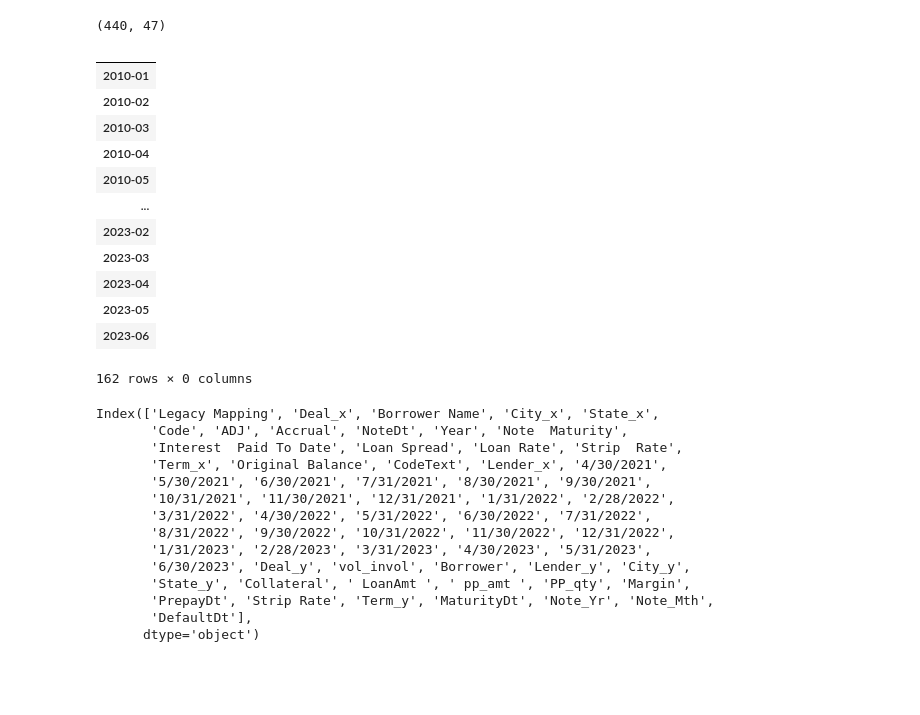
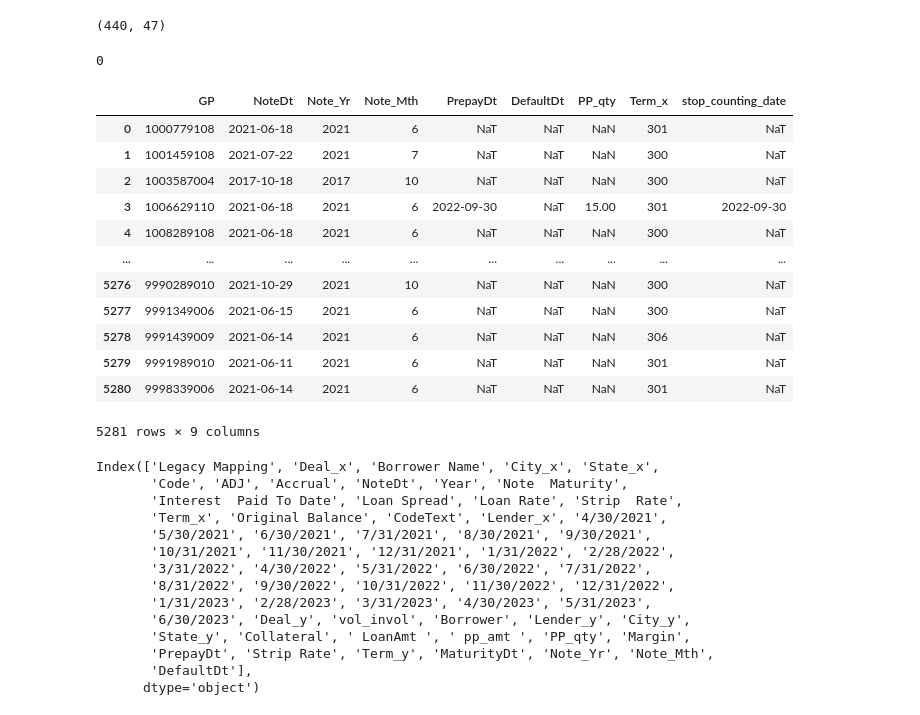
Before and after one commit to laramiedunlap/workstation_transfers, a Jupyter notebook: cpr_overtime/CPR_overtime.ipynb, the cells around one changed output. Saved outputs shown, nothing was run; the diff lists cells and outputs as text; code cells hidden in the pictures; blank space fills up the shorter version.

```diff
--- a/cpr_overtime/CPR_overtime.ipynb
+++ b/cpr_overtime/CPR_overtime.ipynb
@@ -293,6 +311,10 @@ def rename_a_shitload_of_columns(in_dict:dict, in_df:pd.DataFrame)->pd.DataFrame
 col_names = {'Note  Date': 'NoteDt', 'SIC / NAICS': 'Code', 'Note Maturity':'MaturityDt', 'Industry':'CodeText'}
 
 target = rename_a_shitload_of_columns(col_names, target)
+# %%
+target['Term_x'].isna().sum()
+# %% [output]
+0
 # %%
 target['NoteDt'] = pd.to_datetime(target['NoteDt'])
 target['Note_Yr'] = target['NoteDt'].dt.year
@@ -303,7 +325,9 @@ target['DefaultDt'] = pd.to_datetime(target['DefaultDt'])
 if 'Note Date' in target.columns:
     target = target.drop(columns='Note Date')
 
-test = target[['NoteDt','Note_Yr','Note_Mth','PrepayDt','DefaultDt','PP_qty']]
+test = target[['NoteDt','Note_Yr','Note_Mth','PrepayDt','DefaultDt','PP_qty','Term_x']]
+test=test[test['Term_x']>=252]
+
 test['stop_counting_date'] = test['PrepayDt']
 test = test.reset_index()
 
@@ -315,20 +339,22 @@ max_stop_counting = test['stop_counting_date'].max().to_period('M')
 monthly_intervals = pd.period_range(start=min_origination, end=max_stop_counting, freq='M')
 
 outstanding_loans = pd.DataFrame(index=monthly_intervals)
-# %% [output]
-|  |
-| 2010-01 |
-| 2010-02 |
-| 2010-03 |
-| 2010-04 |
-| 2010-05 |
-| ... |
-| 2023-02 |
-| 2023-03 |
-| 2023-04 |
-| 2023-05 |
-| 2023-06 |
-162 rows × 0 columns
+# %%
+test
+# %% [output]
+|  | GP | NoteDt | Note_Yr | Note_Mth | PrepayDt | DefaultDt | PP_qty | Term_x | stop_counting_date |
+| 0 | 1000779108 | 2021-06-18 | 2021 | 6 | NaT | NaT | NaN | 301 | NaT |
+| 1 | 1001459108 | 2021-07-22 | 2021 | 7 | NaT | NaT | NaN | 300 | NaT |
+| 2 | 1003587004 | 2017-10-18 | 2017 | 10 | NaT | NaT | NaN | 300 | NaT |
+| 3 | 1006629110 | 2021-06-18 | 2021 | 6 | 2022-09-30 | NaT | 15.00 | 301 | 2022-09-30 |
+| 4 | 1008289108 | 2021-06-18 | 2021 | 6 | NaT | NaT | NaN | 300 | NaT |
+| ... | ... | ... | ... | ... | ... | ... | ... | ... | ... |
+| 5276 | 9990289010 | 2021-10-29 | 2021 | 10 | NaT | NaT | NaN | 300 | NaT |
+| 5277 | 9991349006 | 2021-06-15 | 2021 | 6 | NaT | NaT | NaN | 300 | NaT |
+| 5278 | 9991439009 | 2021-06-14 | 2021 | 6 | NaT | NaT | NaN | 306 | NaT |
+| 5279 | 9991989010 | 2021-06-11 | 2021 | 6 | NaT | NaT | NaN | 301 | NaT |
+| 5280 | 9998339006 | 2021-06-14 | 2021 | 6 | NaT | NaT | NaN | 301 | NaT |
+5281 rows × 9 columns
 # %%
 
 age_bins = [0, 12, 24, 36, 48, np.inf]
```
Also changed, not shown: parts of 10 cells of this notebook, 2 other files.
